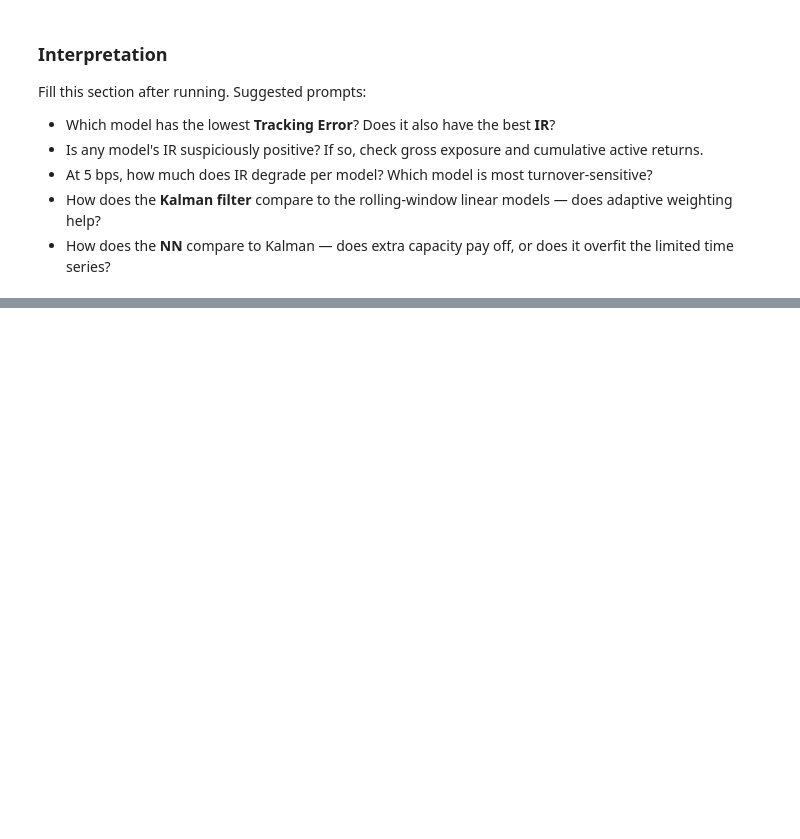
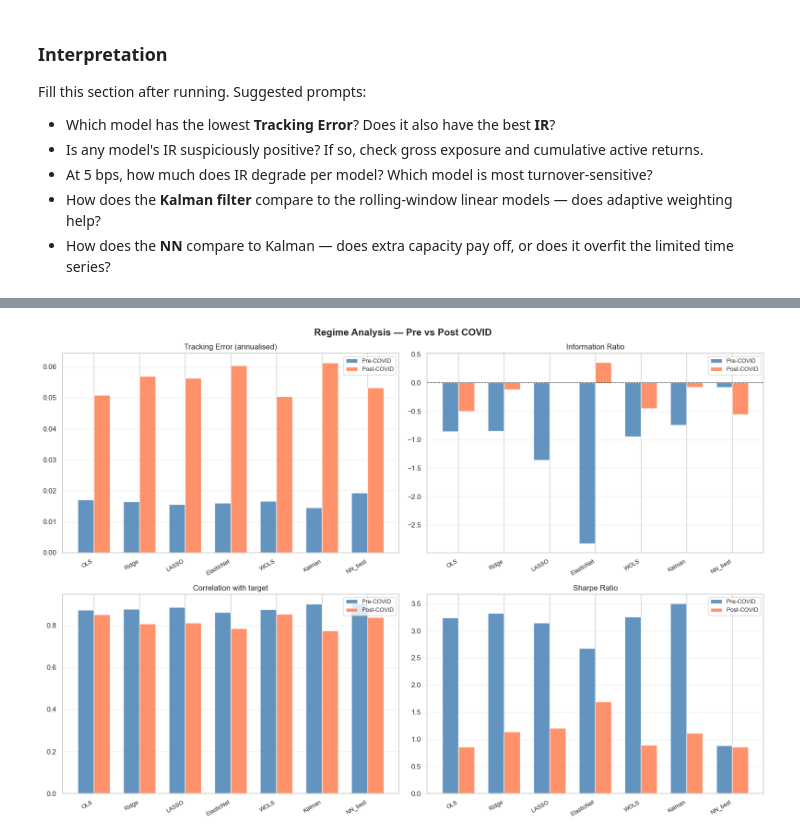
Before and after one commit to tommybaresi-creator/fintech-group-work, a Jupyter notebook: BusinessCase3/results/compare_all.ipynb, the cells around one changed output, grey strips where cells are left out. Saved outputs shown, nothing was run; the diff lists cells and outputs as text; code cells hidden in the pictures; blank space fills up the shorter version.

Commit message:
integration of var on linear model and regime analysis

```diff
--- a/BusinessCase3/results/compare_all.ipynb
+++ b/BusinessCase3/results/compare_all.ipynb
@@ -425,0 +431,17 @@ Fill this section after running.  Suggested prompts:
+# %%
+## Regime Analysis — pre vs post COVID
+from utils.evaluation import compute_regime_metrics
+
+regime_df = compute_regime_metrics(all_results)
+
+for metric, label in [
+    ("tracking_error",    "Tracking Error (annualised)"),
+    ("information_ratio", "Information Ratio"),
+    ("correlation",       "Correlation with target"),
+    ("sharpe_replica",    "Sharpe Ratio"),
+]:
+    pivot = regime_df[metric].unstack(level="regime")
+    print(f"\n── {label} ──")
+    display(
+        pivot.round(4).style.background_gradient(cmap="RdYlGn", axis=1)
+    )
@@ -425,0 +489,64 @@ Fill this section after running.  Suggested prompts:
+# %%
+## Regime Analysis — Plots
+import matplotlib.pyplot as plt
+import numpy as np
+
+metrics_to_plot = [
+    ("tracking_error",    "Tracking Error (annualised)",  False),
+    ("information_ratio", "Information Ratio",             True),
+    ("correlation",       "Correlation with target",       False),
+    ("sharpe_replica",    "Sharpe Ratio",                  True),
+]
+
+fig, axes = plt.subplots(2, 2, figsize=(16, 11))
+fig.suptitle("Regime Analysis — Pre vs Post COVID", fontsize=15, fontweight="bold")
+
+models = regime_df.index.get_level_values("model").unique()
+x      = np.arange(len(models))
+width  = 0.35
+
+for ax, (metric, label, add_hline) in zip(axes.flatten(), metrics_to_plot):
+    pre  = regime_df.xs("pre_covid",  level="regime")[metric].reindex(models)
+    post = regime_df.xs("post_covid", level="regime")[metric].reindex(models)
+
+    bars_pre  = ax.bar(x - width/2, pre,  width, label="Pre-COVID",  color="steelblue", alpha=0.85)
+    bars_post = ax.bar(x + width/2, post, width, label="Post-COVID", color="coral",     alpha=0.85)
+
+    if add_hline:
+        ax.axhline(0, color="black", linewidth=0.8, linestyle="--")
+
+    ax.set_title(label, fontsize=12)
+    ax.set_xticks(x)
+    ax.set_xticklabels(models, rotation=30, ha="right", fontsize=9)
+    ax.legend(fontsize=9)
+    ax.grid(axis="y", alpha=0.3)
+
+plt.tight_layout()
+plt.savefig("outputs/regime_analysis.png", dpi=150, bbox_inches="tight")
+plt.show()
+
+# --- secondo plot: delta (post - pre) per evidenziare la degradazione ---
+fig2, axes2 = plt.subplots(1, 2, figsize=(14, 5))
+fig2.suptitle("Regime Shift Impact — Post minus Pre COVID", fontsize=13, fontweight="bold")
+
+for ax, (metric, label, _) in zip(axes2, [
+    ("tracking_error",    "ΔTracking Error (post − pre)",  False),
+    ("information_ratio", "ΔInformation Ratio (post − pre)", True),
+]):
+    pre   = regime_df.xs("pre_covid",  level="regime")[metric].reindex(models)
+    post  = regime_df.xs("post_covid", level="regime")[metric].reindex(models)
+    delta = post - pre
+
+    colors = ["seagreen" if v >= 0 else "tomato" for v in delta]
+    ax.bar(x, delta, color=colors, alpha=0.85)
+    ax.axhline(0, color="black", linewidth=0.8, linestyle="--")
+    ax.set_title(label, fontsize=11)
+    ax.set_xticks(x)
+    ax.set_xticklabels(models, rotation=30, ha="right", fontsize=9)
+    ax.grid(axis="y", alpha=0.3)
+
+plt.tight_layout()
+plt.savefig("outputs/regime_delta.png", dpi=150, bbox_inches="tight")
+plt.show()
+# %% [output]
+[figure, added]
```
Also changed, not shown: parts of 14 cells of this notebook, 42 other files.
